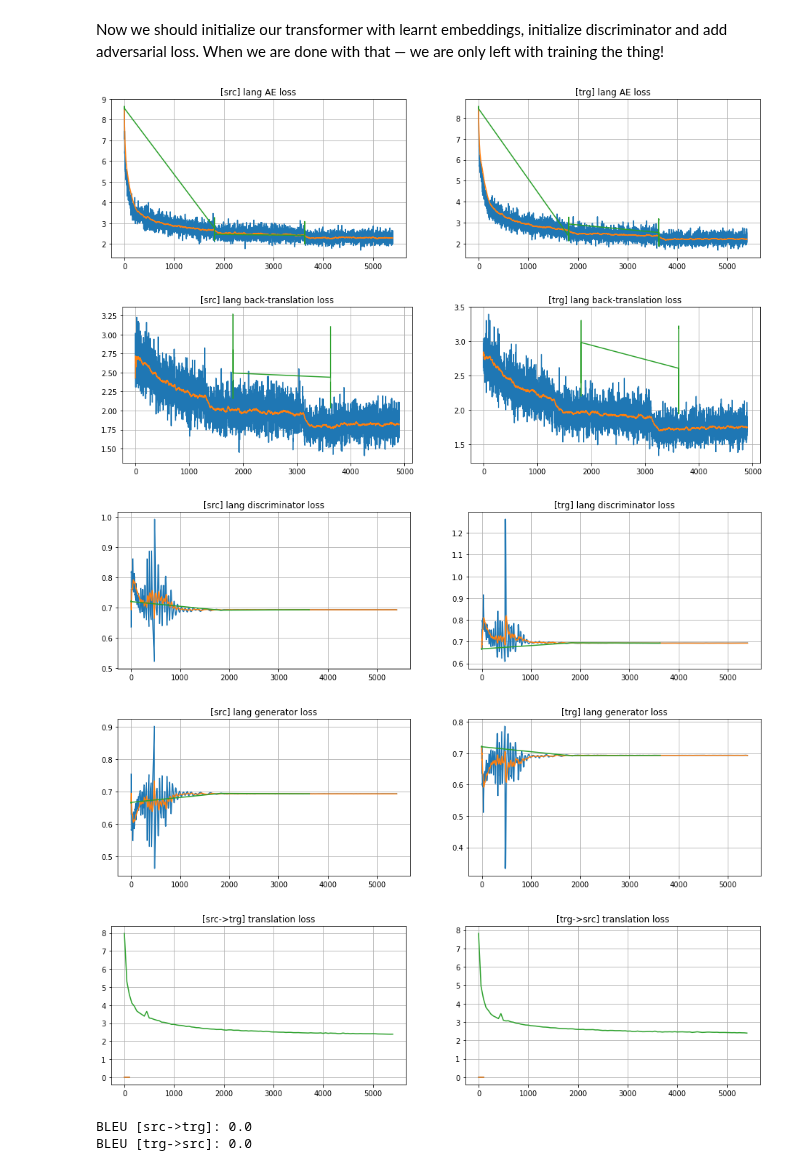
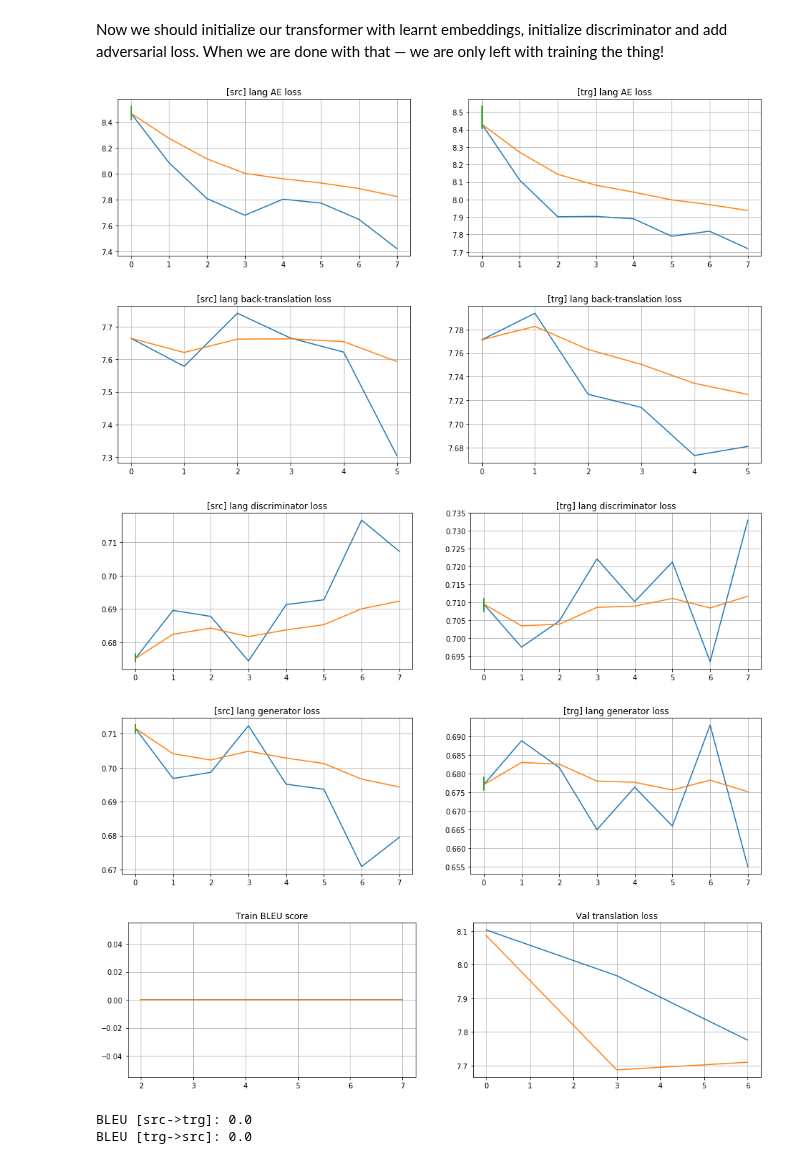
Before and after one commit to universome/text-style-transfer, a Jupyter notebook: notebooks/unsupervised-mt.ipynb, the cells around one changed output. Drawn from its saved outputs; the diff is of its cells as text; code cells hidden in the pictures.

Commit message:
feat: compute bleu during training

```diff
--- a/notebooks/unsupervised-mt.ipynb
+++ b/notebooks/unsupervised-mt.ipynb
@@ -20,10 +20,11 @@ train_trg = open(train_trg_path, 'r', encoding='utf-8').read().splitlines()
 val_src = open(val_src_path, 'r', encoding='utf-8').read().splitlines()
 val_trg = open(val_trg_path, 'r', encoding='utf-8').read().splitlines()
 
-train_src = [s.split()[:max_len-2] for s in train_src]
-train_trg = [s.split()[:max_len-2] for s in train_trg]
-val_src = [s.split()[:max_len-2] for s in val_src]
-val_trg = [s.split()[:max_len-2] for s in val_trg]
+# Simple preprocessing: crop lines and remove empty sentences
+train_src = [s.split()[:max_len-2] for s in train_src if len(s) != 0]
+train_trg = [s.split()[:max_len-2] for s in train_trg if len(s) != 0]
+val_src = [s.split()[:max_len-2] for s in val_src if len(s) != 0]
+val_trg = [s.split()[:max_len-2] for s in val_trg if len(s) != 0]
 
 vocab_src = Vocab.from_file(os.path.join(DATA_PATH, 'vocab.en'))
 vocab_trg = Vocab.from_file(os.path.join(DATA_PATH, 'vocab.de'))
@@ -67,43 +68,49 @@ use_cuda = torch.cuda.is_available()
 
 def reconstruction_criterion(vocab_size):
     ''' With PAD token zero weight '''
     weight = torch.ones(vocab_size)
     weight[constants.PAD] = 0
 
     return nn.CrossEntropyLoss(weight)
 
 reconstruct_src_criterion = reconstruction_criterion(len(vocab_src))
 reconstruct_trg_criterion = reconstruction_criterion(len(vocab_trg))
 adv_criterion = nn.BCELoss()
 
-transformer_optimizer = Adam(transformer.get_trainable_parameters(), lr=3e-4, betas=(0.5, 0.999))
-transformer_bt_optimizer = Adam(transformer.get_trainable_parameters(), lr=1e-5)
+transformer_optimizer = Adam([
+    {'params': transformer.get_trainable_params_without_embs(), 'lr': 1e-4, 'betas': (0.5, 0.999)},
+    {'params': transformer.get_embs_parameters(), 'lr': 1e-6, 'betas': (0.9, 0.98)},
+])
+transformer_bt_optimizer = Adam([
+    {'params': transformer.get_trainable_params_without_embs(), 'lr': 1e-5, 'betas': (0.5, 0.999)},
+    {'params': transformer.get_embs_parameters(), 'lr': 5e-7, 'betas': (0.9, 0.98)},
+])
 discriminator_optimizer = Adam(discriminator.parameters(), lr=1e-4)
 
 training_data = UMTBatcher(train_src_idx, train_trg_idx, vocab_src,
                            vocab_trg, batch_size=16, shuffle=True)
 val_data = UMTBatcher(val_src_idx, val_trg_idx, vocab_src,
                       vocab_trg, batch_size=16, shuffle=True)
 translation_val_data = Batcher(val_src_idx, val_trg_idx, vocab_src.token2id,
                                vocab_trg.token2id, batch_size=16, shuffle=True)
 
 training_config = {
     'max_num_epochs': 3,
-    'start_bt_from_iter': 500
+    'start_bt_from_iter': 2
 }
 
-trainer = Trainer(transformer, discriminator,
+trainer = Trainer(transformer, discriminator, vocab_src, vocab_trg,
                   transformer_optimizer, discriminator_optimizer, transformer_bt_optimizer,
                   reconstruct_src_criterion, reconstruct_trg_criterion, adv_criterion,
                   training_config)
 
-trainer.run_training(training_data, val_data, translation_val_data, plot_every=50, val_translate_every=50)
+trainer.run_training(training_data, val_data, translation_val_data, plot_every=1, val_translate_every=3)
 # %% [output]
-[figure, old version]
+[figure, new version]
-[figure, old version]
+[figure, new version]
-[figure, old version]
+[figure, new version]
-[figure, old version]
+[figure, new version]
-[figure, old version]
+[figure, new version]
 # %%
 import numpy as np
 from tqdm import tqdm
```
Also changed, not shown: parts of 2 cells of this notebook, 2 other files.
